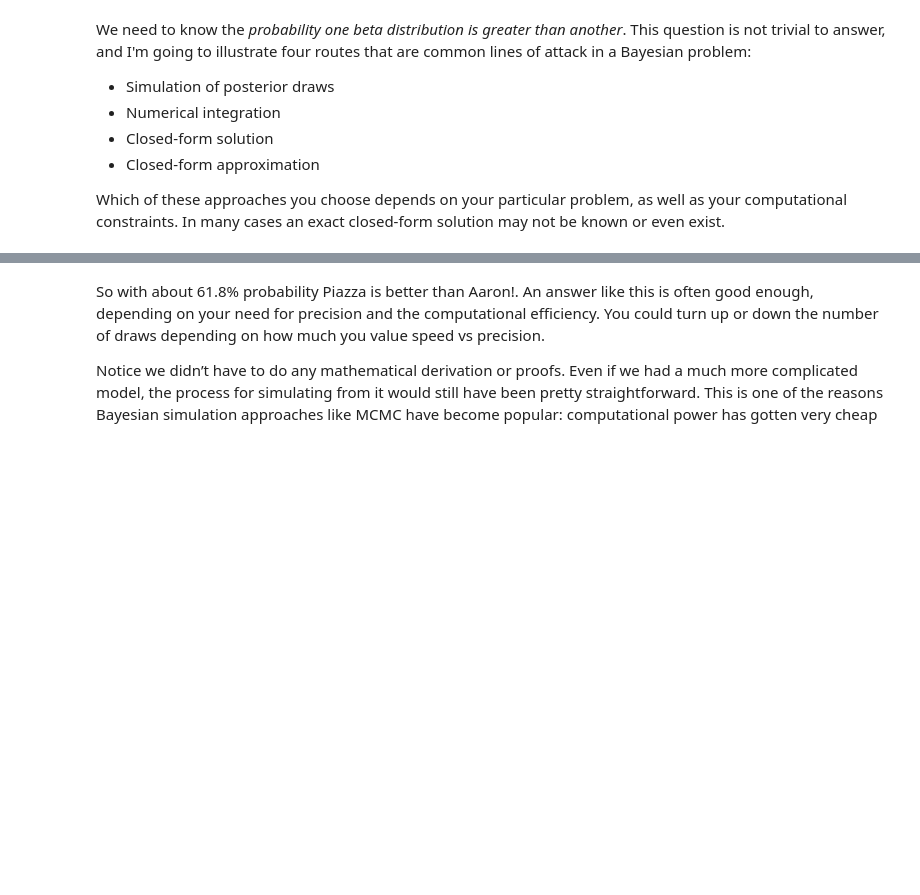
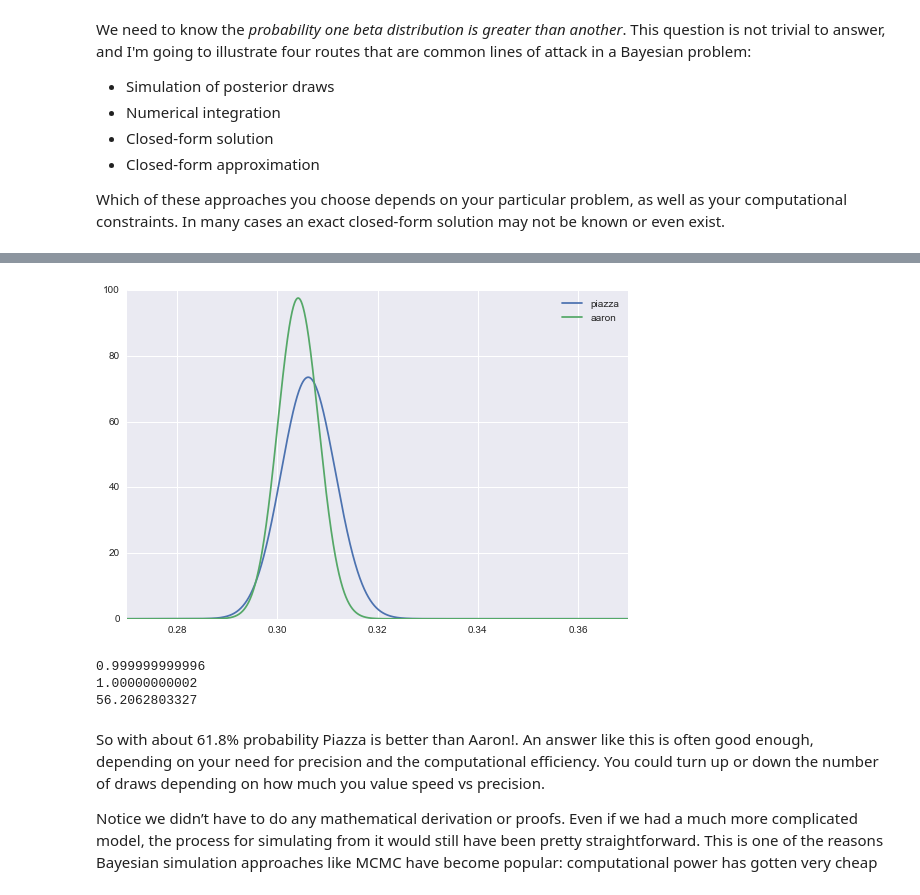
Before and after one commit to doolingdavid/ThinkStats2, a Jupyter notebook: code/thoroughnotes.ipynb, the cells around one changed output, grey strips where cells are left out. Drawn from its saved outputs; the diff is of its cells as text; code cells hidden in the pictures; blank space fills up the shorter version.

```diff
--- a/code/thoroughnotes.ipynb
+++ b/code/thoroughnotes.ipynb
@@ -1056,0 +1057,11 @@ samples_posterior_aaron = aaron_posterior.rvs(samples)
+# %%
+x = np.linspace(0,1,40000)
+MP = piazza_posterior.pdf(x)
+HA = aaron_posterior.pdf(x)
+
+dfintegrate = pd.DataFrame({'piazza': MP,
+                           'aaron': HA}, index=x)
+
+dfintegrate['both'] = dfintegrate['piazza']*dfintegrate['aaron']
+
+dfintegrate.loc[.30:.34].head()
@@ -1056,0 +1075,19 @@ samples_posterior_aaron = aaron_posterior.rvs(samples)
+# %%
+dfintegrate[['piazza','aaron']].plot(xlim=(.270,.370));
+# %% [output]
+[figure, added]
+# %%
+from scipy.integrate import quad, dblquad
+from scipy.integrate import simps
+I1 = simps(dfintegrate.piazza, dfintegrate.index)
+print(I1)
+
+I2 = simps(dfintegrate.aaron, dfintegrate.index)
+print(I2)
+
+I3 = simps(dfintegrate.both, dfintegrate.index)
+print(I3)
+# %% [output]
+0.999999999996
+1.00000000002
+56.2062803327
```
Also changed, not shown: parts of 4 cells of this notebook.
